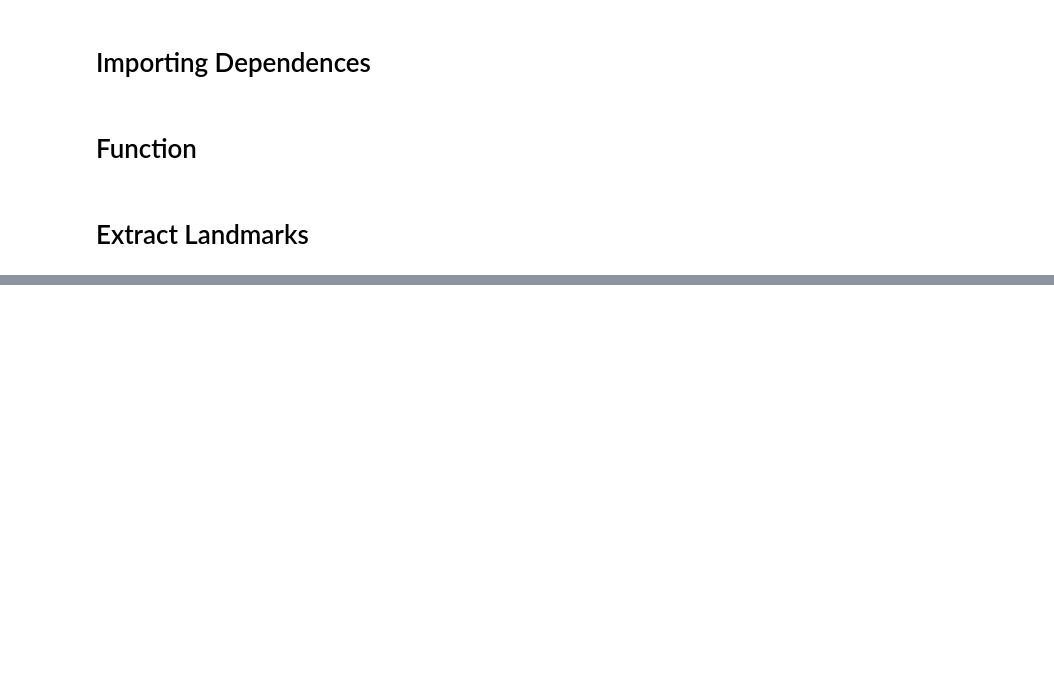
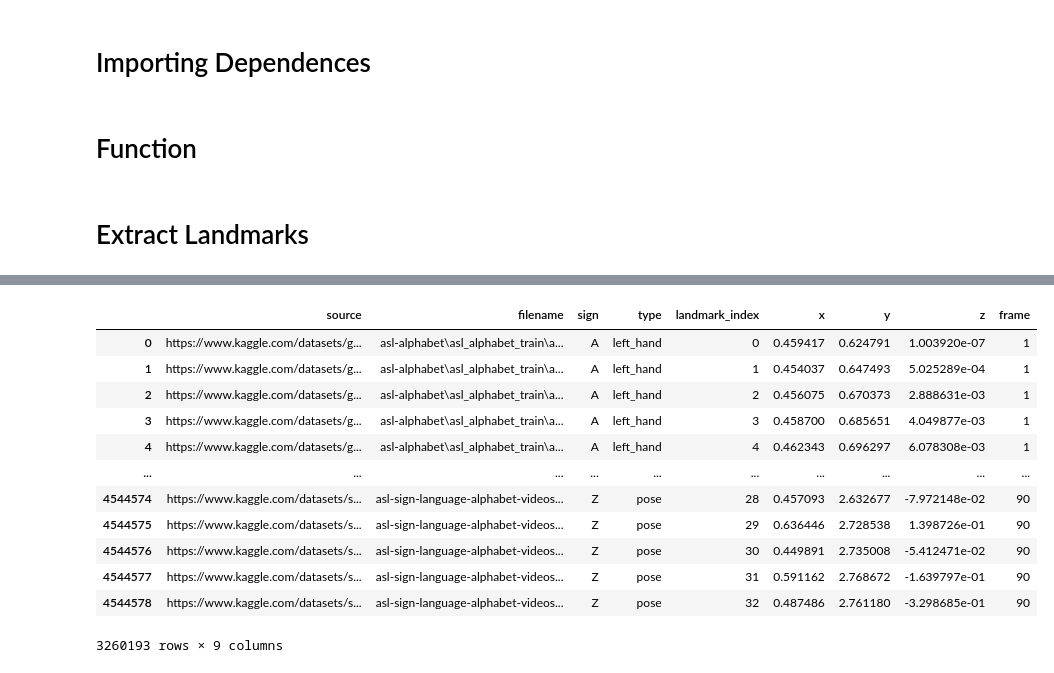
Before and after one commit to syachrulqolbi/Sign-Language-Recognition, a Jupyter notebook: asl_fingerspelling/notebooks/extract_landmark.ipynb, the cells around one changed output, grey strips where cells are left out. Saved outputs shown, nothing was run; the diff lists cells and outputs as text; code cells hidden in the pictures; blank space fills up the shorter version.

```diff
--- a/asl_fingerspelling/notebooks/extract_landmark.ipynb
+++ b/asl_fingerspelling/notebooks/extract_landmark.ipynb
@@ -164,0 +257,67 @@ df
+# %%
+base_url = "c:\\Users\\syahr\\OneDrive\\Desktop\\Portfolio\\Sign-Language-Recognition\\data"
+source = "https://www.kaggle.com/datasets/signnteam/asl-sign-language-alphabet-videos-j-z"
+df = pd.read_csv("data.csv")
+
+for type_data in ["train"]:
+    data_folder = base_url + "\\asl-sign-language-alphabet-videos-j-z\SigNN Video Data"
+
+    for sign in [i for i in os.listdir(data_folder)]:
+        sign_folder = data_folder + "\\" + sign
+
+        df_temp = df.copy()
+        for video_file in [sign_folder + "\\" + i for i in os.listdir(sign_folder)]:
+            if video_file.replace(base_url + "\\", "") not in df["filename"].unique():
+                try:
+                    vid = cv2.VideoCapture(video_file)
+                    success, image = vid.read()
+                    frame = 0
+                    while success:
+                        results = holistic.process(cv2.cvtColor(image, cv2.COLOR_BGR2RGB))
+
+                        if results.left_hand_landmarks:
+                            df_temp = create_df_values(result = results.left_hand_landmarks.landmark,
+                                            df = df_temp,
+                                            image_file = video_file,
+                                            sign = sign,
+                                            type_lm = "left_hand",
+                                            frame = frame)
+
+                        if results.right_hand_landmarks:
+                            df_temp = create_df_values(result = results.right_hand_landmarks.landmark,
+                                            df = df_temp,
+                                            image_file = video_file,
+                                            sign = sign,
+                                            type_lm = "right_hand",
+                                            frame = frame)
+
+                        if results.face_landmarks:
+                            df_temp = create_df_values(result = results.face_landmarks.landmark,
+                                            df = df_temp,
+                                            image_file = video_file,
+                                            sign = sign,
+                                            type_lm = "face",
+                                            frame = frame)
+
+                        if results.pose_landmarks:
+                            df_temp = create_df_values(result = results.pose_landmarks.landmark,
+                                            df = df_temp,
+                                            image_file = video_file,
+                                            sign = sign,
+                                            type_lm = "pose",
+                                            frame = frame)
+
+                        success, image = vid.read()
+                        frame += 1
+
+                    df = df_temp.copy()
+                    #df = df.loc[(df["type"].isin(["left_hand", "right_hand"]))]
+                    df = df.loc[~(df["type"].isin(["face"]))]
+                    df.to_csv("data.csv", index = False, header = True)
+                    print("Saved..")
+
+                except:
+                    pass
+
+df
+# %% [output]
@@ -164,0 +341,13 @@ df
+|  | source | filename | sign | type | landmark_index | x | y | z | frame |
+| 0 | https://www.kaggle.com/datasets/g... | asl-alphabet\asl_alphabet_train\a... | A | left_hand | 0 | 0.459417 | 0.624791 | 1.003920e-07 | 1 |
+| 1 | https://www.kaggle.com/datasets/g... | asl-alphabet\asl_alphabet_train\a... | A | left_hand | 1 | 0.454037 | 0.647493 | 5.025289e-04 | 1 |
+| 2 | https://www.kaggle.com/datasets/g... | asl-alphabet\asl_alphabet_train\a... | A | left_hand | 2 | 0.456075 | 0.670373 | 2.888631e-03 | 1 |
+| 3 | https://www.kaggle.com/datasets/g... | asl-alphabet\asl_alphabet_train\a... | A | left_hand | 3 | 0.458700 | 0.685651 | 4.049877e-03 | 1 |
+| 4 | https://www.kaggle.com/datasets/g... | asl-alphabet\asl_alphabet_train\a... | A | left_hand | 4 | 0.462343 | 0.696297 | 6.078308e-03 | 1 |
+| ... | ... | ... | ... | ... | ... | ... | ... | ... | ... |
+| 4544574 | https://www.kaggle.com/datasets/s... | asl-sign-language-alphabet-videos... | Z | pose | 28 | 0.457093 | 2.632677 | -7.972148e-02 | 90 |
+| 4544575 | https://www.kaggle.com/datasets/s... | asl-sign-language-alphabet-videos... | Z | pose | 29 | 0.636446 | 2.728538 | 1.398726e-01 | 90 |
+| 4544576 | https://www.kaggle.com/datasets/s... | asl-sign-language-alphabet-videos... | Z | pose | 30 | 0.449891 | 2.735008 | -5.412471e-02 | 90 |
+| 4544577 | https://www.kaggle.com/datasets/s... | asl-sign-language-alphabet-videos... | Z | pose | 31 | 0.591162 | 2.768672 | -1.639797e-01 | 90 |
+| 4544578 | https://www.kaggle.com/datasets/s... | asl-sign-language-alphabet-videos... | Z | pose | 32 | 0.487486 | 2.761180 | -3.298685e-01 | 90 |
+3260193 rows × 9 columns
```
Also changed, not shown: parts of 6 cells of this notebook, 20 other files.
